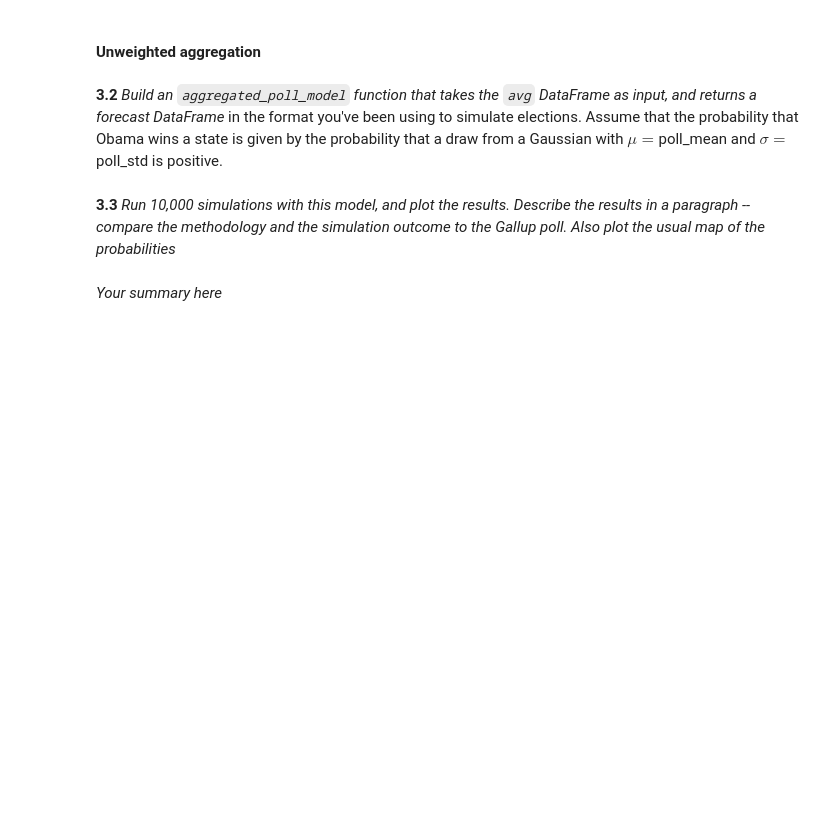
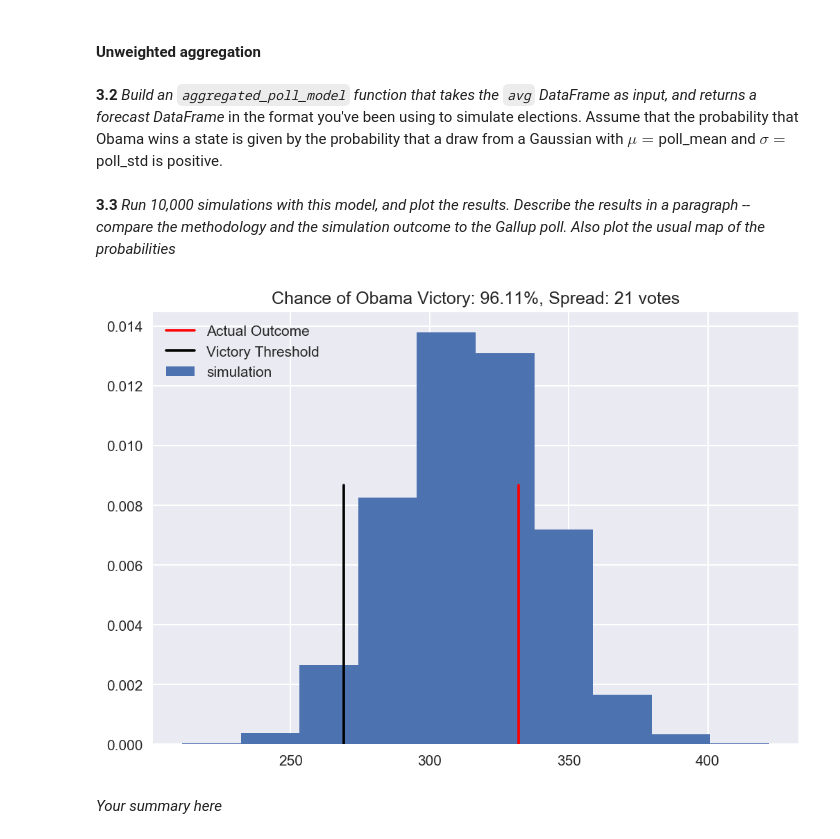
Before and after one commit to dashster18/content, a Jupyter notebook: HW2.ipynb, the cells around one changed output. Cells and saved outputs as stored; diff of their text form; code cells hidden in the pictures; blank space fills up the shorter version.

```diff
--- a/HW2.ipynb
+++ b/HW2.ipynb
@@ -1023,8 +1022,8 @@ multipoll = pd.read_csv('data/cleaned-state_data2012.csv', index_col=0)
 multipoll.State.replace(states_abbrev, inplace=True)
 
 #convert dates from strings to date objects, and compute midpoint
-multipoll.start_date = multipoll.start_date.apply(pd.datetools.parse)
-multipoll.end_date = multipoll.end_date.apply(pd.datetools.parse)
+multipoll.start_date = multipoll.start_date.apply(pd.to_datetime)
+multipoll.end_date = multipoll.end_date.apply(pd.to_datetime)
 multipoll['poll_date'] = multipoll.start_date + (multipoll.end_date - multipoll.start_date).values / 2
 
 #compute the poll age relative to Oct 2, in days
@@ -1075,7 +1081,13 @@ Notes
 For states where poll_std isn't finite (because N is too small), estimate the
 poll_std value as .05 * poll_mean
 """
-#your code here
+def state_average(multipoll):
+    gs = multipoll.groupby('State')
+    n = gs.size()
+    mean = gs.obama_spread.mean()
+    std = gs.obama_spread.mean()
+    std[std.isnull()] = 0.05 * mean[std.isnull()]
+    return pd.DataFrame(dict(N=n, poll_mean=mean, poll_std=std))
 # %% [markdown]
 Lets call the function on the `multipoll` data frame, and join it with the `electoral_votes` frame.
 # %%
@@ -1119,11 +1147,21 @@ A DataFrame indexed by State, with the following columns:
    Votes: Electoral votes for that state
    Obama: Estimated probability that Obama wins the state
 """
-#your code here
+def aggregated_poll_model(polls):
+    model = pd.DataFrame(index=polls.index)
+    prob = .5 * (1 + erf(polls.poll_mean / np.sqrt(2 * polls.poll_std**2)))
+    model['Obama'] = prob
+    model['Votes'] = polls.Votes
+    return model
 # %% [markdown]
 **3.3** *Run 10,000 simulations with this model, and plot the results. Describe the results in a paragraph -- compare the methodology and the simulation outcome to the Gallup poll. Also plot the usual map of the probabilities*
 # %%
 #your code here
+model = aggregated_poll_model(avg)
+prediction = simulate_election(logistic_model, 10000)
+plot_simulation(prediction)
+# %% [output]
+[figure, added]
 # %% [markdown]
 *Your summary here*
 # %%
```
Also changed, not shown: parts of 20 cells of this notebook, 1 other file.
